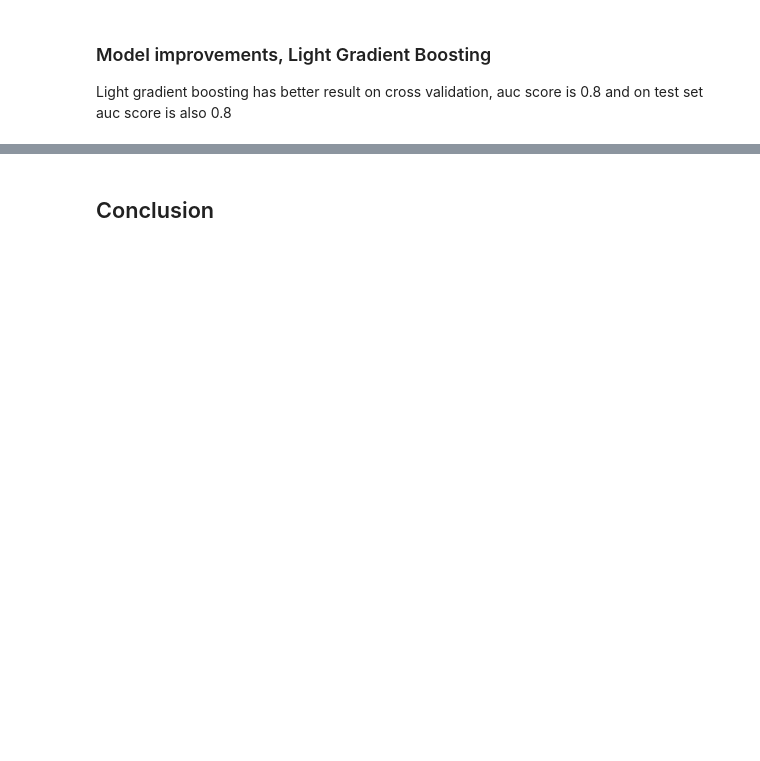
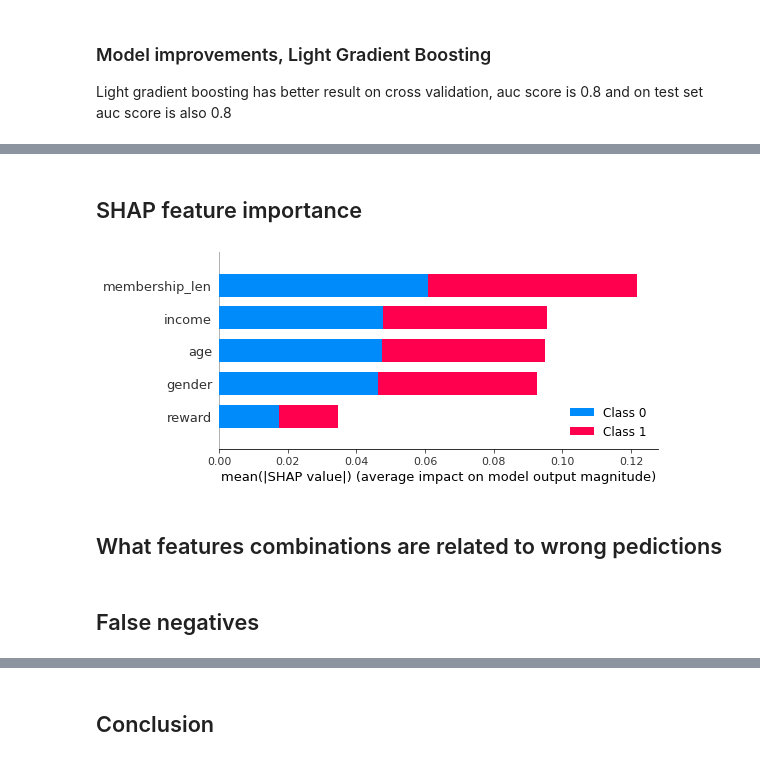
Before and after one commit to kuzn137/StarbucksCapstoneProject, a Jupyter notebook: Starbucks_Capstone_notebook.ipynb, the cells around one changed output, grey strips where cells are left out. Drawn from its saved outputs; the diff is of its cells as text; code cells hidden in the pictures; blank space fills up the shorter version.

Commit message:
SHAP added

```diff
--- a/Starbucks_Capstone_notebook.ipynb
+++ b/Starbucks_Capstone_notebook.ipynb
@@ -440,0 +526,12 @@ cross_validation
+# %% [markdown]
+## SHAP feature importance
+# %%
+explainer = shap.TreeExplainer(model)
+shap_values = explainer.shap_values(X)
+shap.summary_plot(shap_values, features=X, feature_names=X.columns, plot_type="bar")
+# %% [output]
+[figure, added]
+# %% [markdown]
+## What features combinations are related to wrong pedictions
+# %% [markdown]
+## False negatives
```
Also changed, not shown: parts of 38 cells of this notebook.
